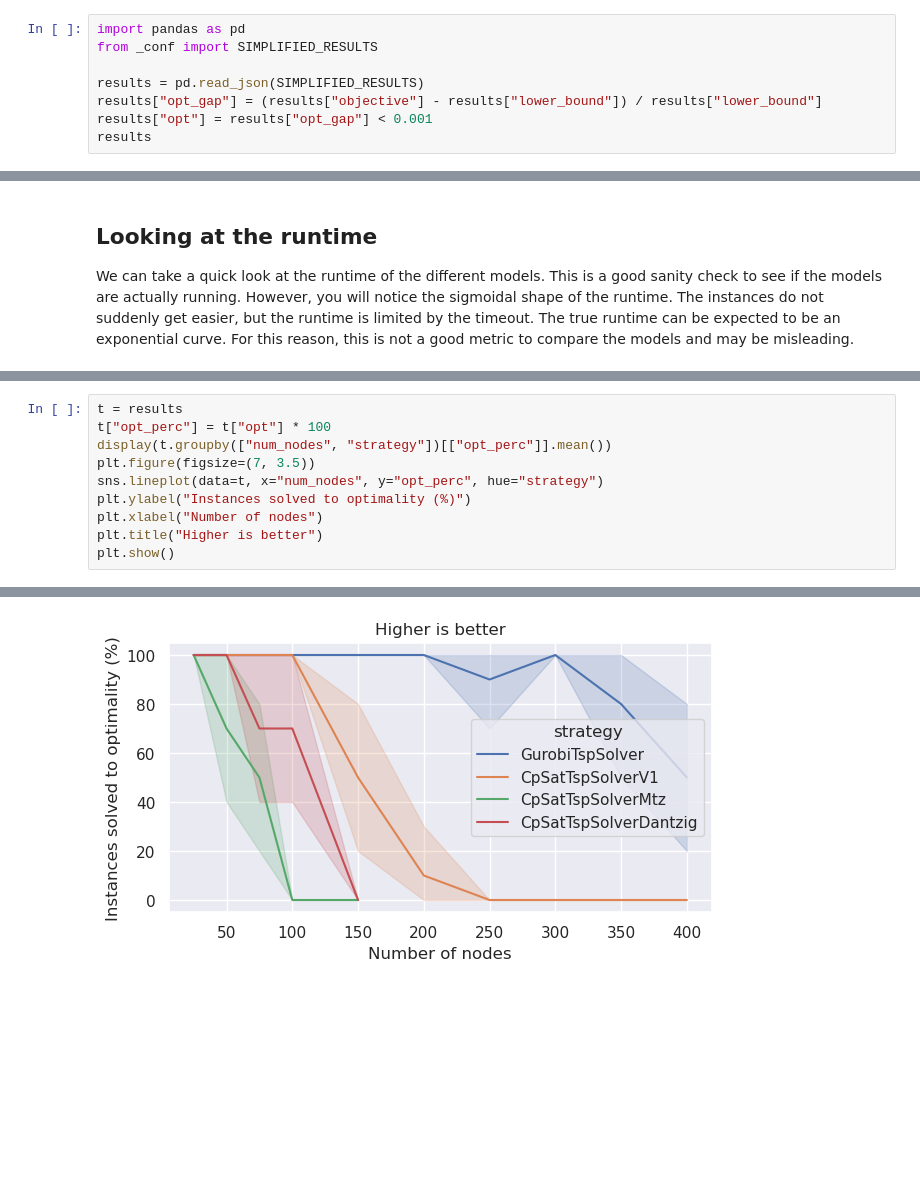
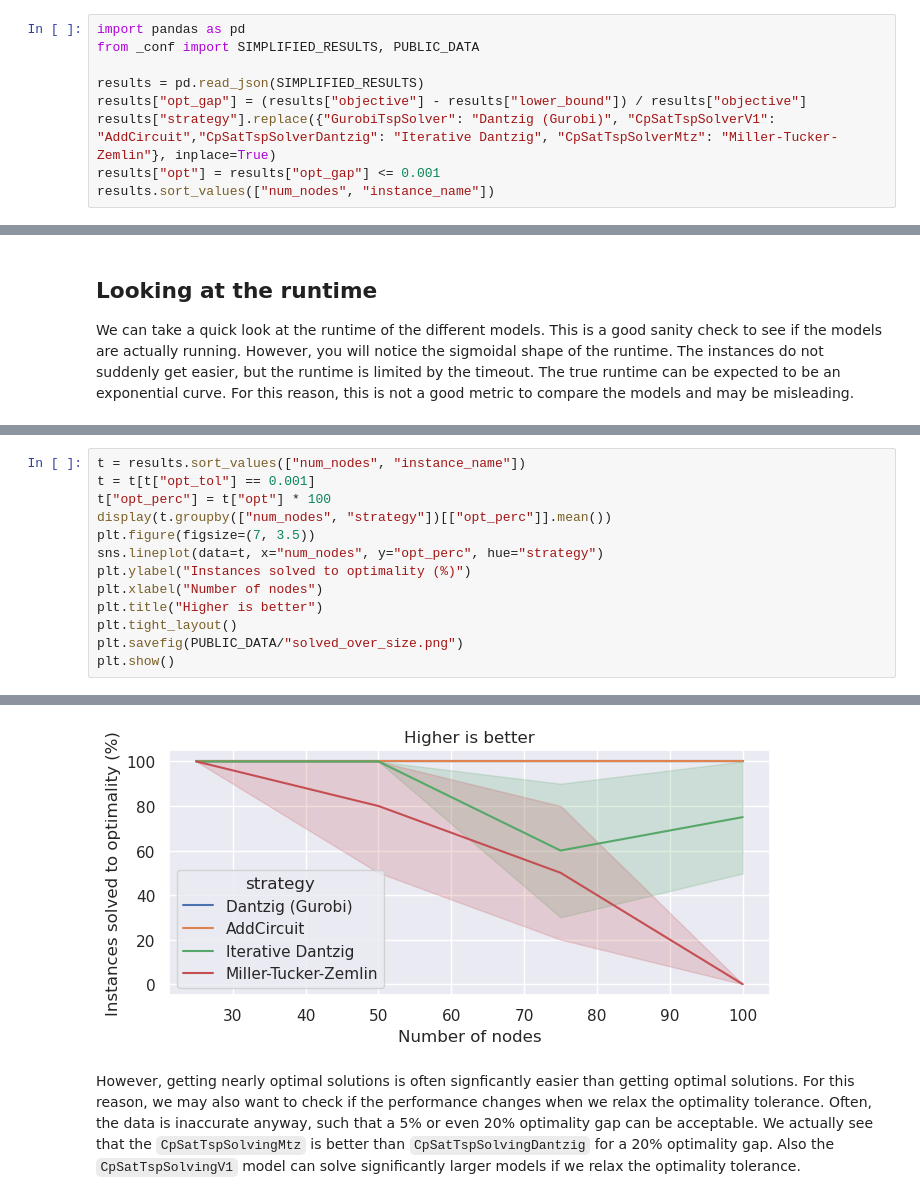
Before and after one commit to d-krupke/cpsat-primer, a Jupyter notebook: examples/tsp_evaluation/04_analyze.ipynb, the cells around one changed output, grey strips where cells are left out. Cells and saved outputs as stored; diff of their text form; blank space fills up the shorter version.

```diff
--- a/examples/tsp_evaluation/04_analyze.ipynb
+++ b/examples/tsp_evaluation/04_analyze.ipynb
@@ -7,10 +7,11 @@ Just as a quick reference to remember which columns are available.
 Double check for stupid mistakes.
 # %%
 import pandas as pd
-from _conf import SIMPLIFIED_RESULTS
+from _conf import SIMPLIFIED_RESULTS, PUBLIC_DATA
 
 results = pd.read_json(SIMPLIFIED_RESULTS)
-results["opt_gap"] = (results["objective"] - results["lower_bound"]) / results["lower_bound"]
-results["opt"] = results["opt_gap"] < 0.001
-results
+results["opt_gap"] = (results["objective"] - results["lower_bound"]) / results["objective"]
+results["strategy"].replace({"GurobiTspSolver": "Dantzig (Gurobi)", "CpSatTspSolverV1": "AddCircuit","CpSatTspSolverDantzig": "Iterative Dantzig", "CpSatTspSolverMtz": "Miller-Tucker-Zemlin"}, inplace=True)
+results["opt"] = results["opt_gap"] <= 0.001
+results.sort_values(["num_nodes", "instance_name"])
 # %% [output]
@@ -72,5 +101,6 @@ plt.show()
 # %%
-t = results
+t = results.sort_values(["num_nodes", "instance_name"])
+t = t[t["opt_tol"] == 0.001]
 t["opt_perc"] = t["opt"] * 100
 display(t.groupby(["num_nodes", "strategy"])[["opt_perc"]].mean())
 plt.figure(figsize=(7, 3.5))
@@ -78,6 +108,8 @@ sns.lineplot(data=t, x="num_nodes", y="opt_perc", hue="strategy")
 plt.ylabel("Instances solved to optimality (%)")
 plt.xlabel("Number of nodes")
 plt.title("Higher is better")
+plt.tight_layout()
+plt.savefig(PUBLIC_DATA/"solved_over_size.png")
 plt.show()
 # %% [output]
 |  |  | opt_perc |
@@ -101,2 +133,8 @@ plt.show()
-[figure, old version]
+[figure, new version]
+# %% [markdown]
+However, getting nearly optimal solutions is often signficantly easier than getting optimal solutions.
+For this reason, we may also want to check if the performance changes when we relax the optimality tolerance.
+Often, the data is inaccurate anyway, such that a 5% or even 20% optimality gap can be acceptable.
+We actually see that the `CpSatTspSolvingMtz` is better than `CpSatTspSolvingDantzig` for a 20% optimality gap.
+Also the `CpSatTspSolvingV1` model can solve significantly larger models if we relax the optimality tolerance.
 # %%
```
Also changed, not shown: parts of 19 cells of this notebook, 15 other files.
